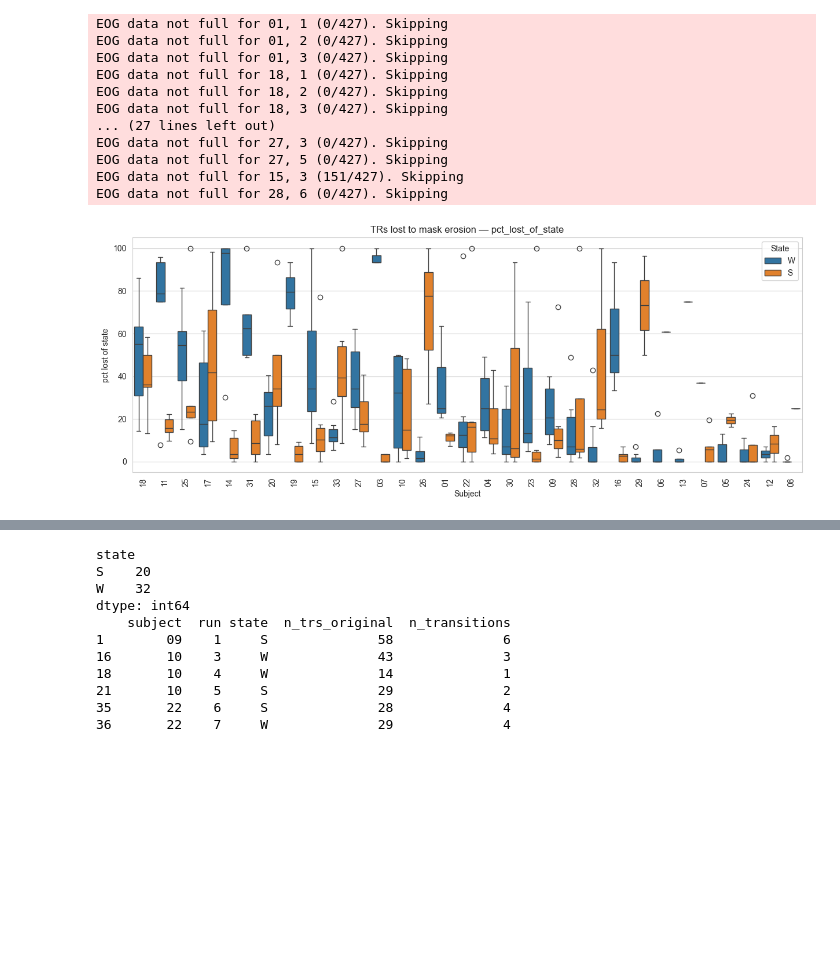
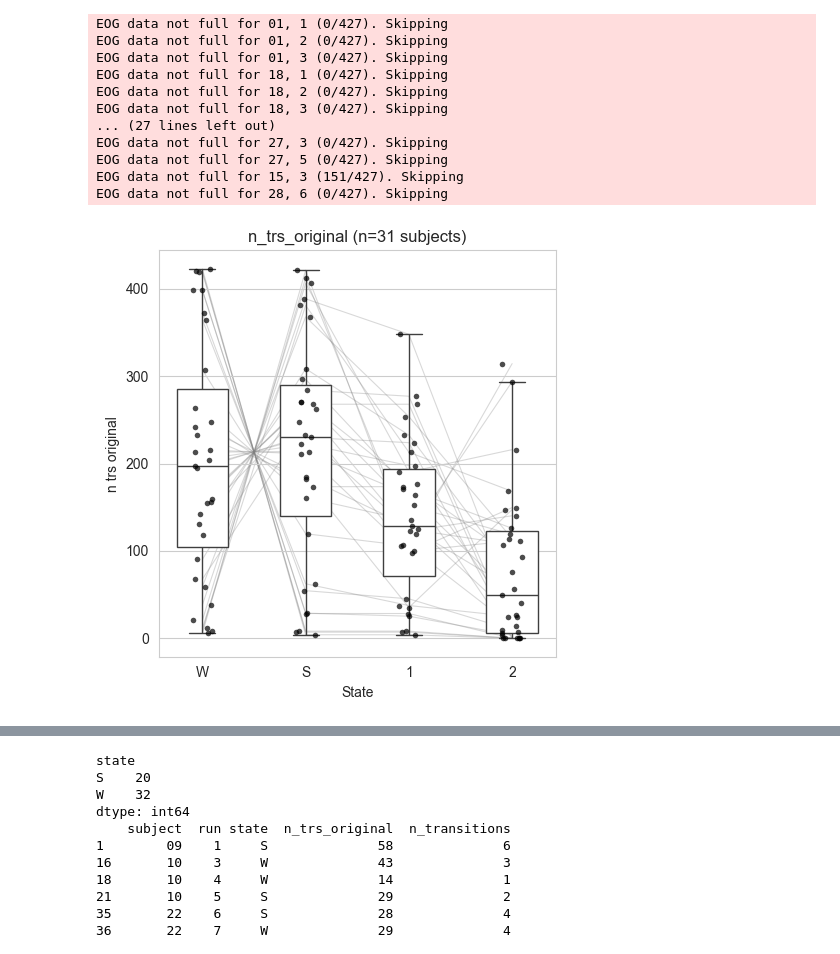
Before and after one commit to BCN-lab/sleepMReye, a Jupyter notebook: sleepmreye/notebooks/mreyemove_state_diffs.ipynb, the cells around one changed output, grey strips where cells are left out. Drawn from its saved outputs; the diff is of its cells as text; code cells hidden in the pictures; blank space fills up the shorter version.

```diff
--- a/sleepmreye/notebooks/mreyemove_state_diffs.ipynb
+++ b/sleepmreye/notebooks/mreyemove_state_diffs.ipynb
@@ -10,6 +10,7 @@ mrio = SleepMRIO(
     task="sleep",
     load_signal=True,
     desc_add="clean-with-fd-clamped",
+    ignore_boundary_trs=0,
 )
 # %% [output]
 EOG data not full for 09, 1 (0/427). Skipping
@@ -29,6 +30,11 @@ EOG data not full for 27, 3 (0/427). Skipping
 EOG data not full for 27, 5 (0/427). Skipping
 EOG data not full for 15, 3 (151/427). Skipping
 EOG data not full for 28, 6 (0/427). Skipping
+# %%
+
+df = mrio.events
+
+for (subj, run), group in df.groupby((["subject", "run"])):
 # %%
 import numpy as np
 
@@ -281,34 +287,110 @@ def plot_subj_erosion_loss(
         raise ValueError(f"Unknown plot_type: {plot_type}")
 
     ax.set_xlabel("Subject")
     ax.set_ylabel(metric.replace("_", " "))
     ax.set_title(f"TRs lost to mask erosion — {metric}")
     ax.tick_params(axis="x", rotation=90)
     ax.legend(title="State", loc="best")
     fig.tight_layout()
     return fig, ax
 
+def plot_group_erosion_loss(
+    loss_df: pd.DataFrame,
+    state_cols: list[str] = ("W", "S"),
+    metric: str = "n_trs_lost",
+    plot_type: str = "box",
+    subject_col: str = "subject",
+    agg: str = "mean",
+    show_subject_lines: bool = False,
+):
+    """
+    Plot TRs lost to mask erosion at the group level: states on x-axis,
+    one dot per subject (aggregated within subject first).
+
+    Parameters
+    ----------
+    loss_df : pd.DataFrame
+        Output of compute_erosion_loss.
+    state_cols : sequence of str
+        Which states to plot.
+    metric : str
+        Column to plot.
+    plot_type : str
+        "box", "bar", or "violin" — overlaid with subject-level points.
+    subject_col : str
+        Column identifying subjects.
+    agg : str
+        How to collapse multiple runs within a subject/state ("mean" or "median").
+    show_subject_lines : bool
+        If True, connect dots belonging to the same subject across states
+        (useful for within-subject designs).
+    """
+    plot_df = loss_df[loss_df["state"].isin(state_cols)].copy()
+
+    # Collapse to one value per subject per state
+    subj_df = (plot_df.groupby([subject_col, "state"])[metric]
+                      .agg(agg)
+                      .reset_index())
+
+    fig, ax = plt.subplots(figsize=(max(4, 1.2 * len(state_cols)), 5))
+
+    if plot_type == "box":
+        sns.boxplot(data=subj_df, x="state", y=metric, order=list(state_cols),
+                    showfliers=False, width=0.5, ax=ax,
+                    boxprops=dict(facecolor="white"))
+    elif plot_type == "bar":
+        sns.barplot(data=subj_df, x="state", y=metric, order=list(state_cols),
+                    errorbar="se", ax=ax, alpha=0.6)
+    elif plot_type == "violin":
+        sns.violinplot(data=subj_df, x="state", y=metric, order=list(state_cols),
+                       inner=None, ax=ax, color="lightgray")
+    else:
+        raise ValueError(f"Unknown plot_type: {plot_type}")
+
+    # Subject-level points on top
+    sns.stripplot(data=subj_df, x="state", y=metric, order=list(state_cols),
+                  color="black", size=4, alpha=0.7, jitter=0.1, ax=ax)
+
+    # Optional within-subject lines
+    if show_subject_lines:
+        wide = subj_df.pivot(index=subject_col, columns="state", values=metric)
+        wide = wide.reindex(columns=list(state_cols))
+        for _, row in wide.iterrows():
+            ax.plot(range(len(state_cols)), row.values,
+                    color="gray", alpha=0.3, lw=0.8, zorder=0)
+
+    ax.set_xlabel("State")
+    ax.set_ylabel(metric.replace("_", " "))
+    ax.set_title(f"{metric} (n={subj_df[subject_col].nunique()} subjects)")
+    fig.tight_layout()
+    return fig, ax
+
 df = mrio.events
-loss_df = compute_erosion_loss(df, state_cols=["W", "S"], n_trs=7)
+state = ["W", "S", "1", "2"]
+# state = ["W", "1", "2"]
+loss_df = compute_erosion_loss(df, state_cols=state, n_trs=7)
 
 # Box plot per subject (one box = one subject's distribution across runs)
-fig, axes = plot_subj_erosion_loss(loss_df, state_cols=["W", "S"],
-                               metric="pct_lost_of_state", plot_type="box")
+# fig, axes = plot_subj_erosion_loss(loss_df, state_cols=["W", "S"],
+#                                metric="n_trs_original", plot_type="box")
+
+plot_group_erosion_loss(loss_df, state_cols=state,
+                               metric="n_trs_original", plot_type="box", show_subject_lines=True,  agg="mean")
 plt.show()
 
 
 # # Per-run summary across all runs
 # print(loss_df.groupby("state")[["n_trs_lost", "pct_lost_of_run", "pct_lost_of_state"]]
 #             .agg(["mean", "median", "std", "min", "max"]))
 #
 # # Per-subject average (averaging across that subject's runs first)
 # per_subject = (loss_df
 #                .groupby(["subject", "state"])
 #                [["n_trs_lost", "pct_lost_of_run", "pct_lost_of_state", "n_transitions"]]
 #                .mean()
 #                .reset_index())
 #
 # # Then group-level mean across subjects
 # print(per_subject.groupby("state").agg(["mean", "std"]))
 # %% [output]
-[figure, old version]
+[figure, new version]
```
Also changed, not shown: parts of 2 cells of this notebook, 7 other files.
